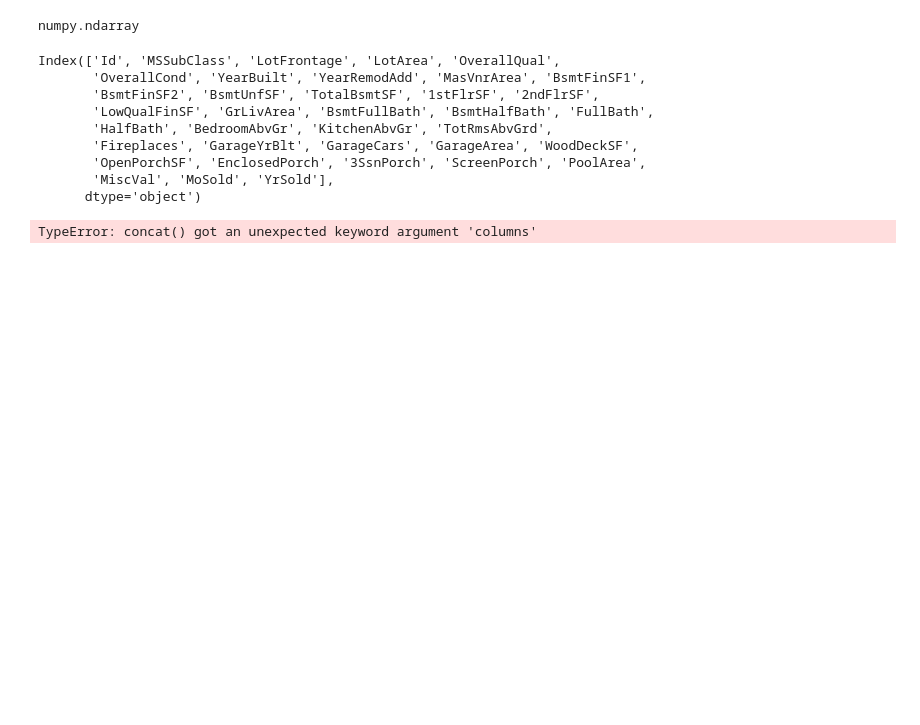
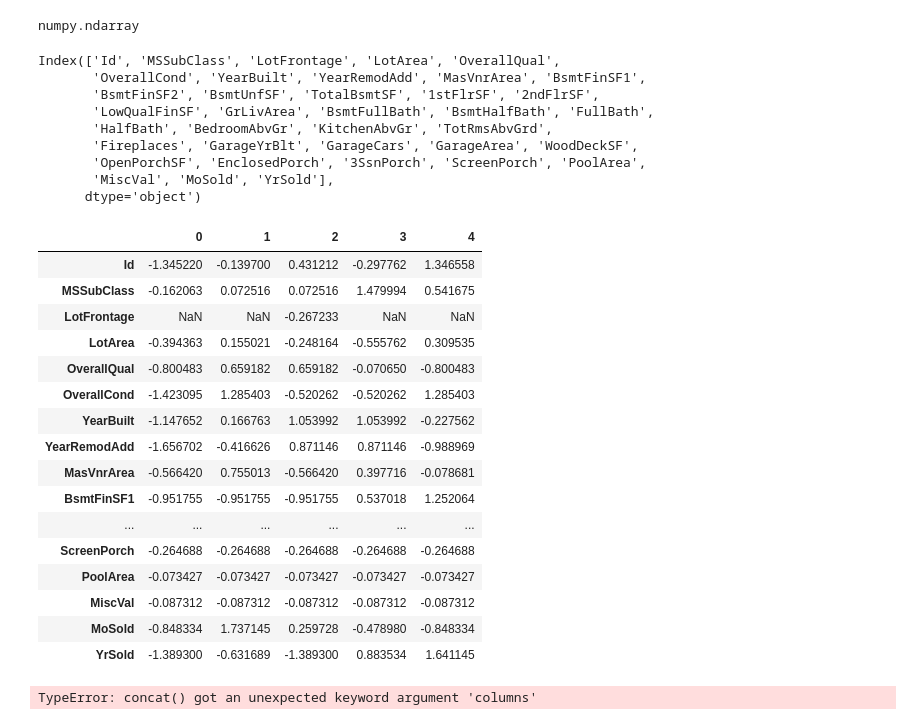
Before and after one commit to MangrobanGit/dsc-2-24-10-ridge-and-lasso-regression-lab-seattle-ds-career-040119, a Jupyter notebook: index.ipynb, the cells around one changed output. Cells and saved outputs as stored; diff of their text form; code cells hidden in the pictures; blank space fills up the shorter version.

```diff
--- a/index.ipynb
+++ b/index.ipynb
@@ -236,3 +234,23 @@ ssss.h
+# %%
+ssss.head().T
+# %% [output]
+|  | 0 | 1 | 2 | 3 | 4 |
+| Id | -1.345220 | -0.139700 | 0.431212 | -0.297762 | 1.346558 |
+| MSSubClass | -0.162063 | 0.072516 | 0.072516 | 1.479994 | 0.541675 |
+| LotFrontage | NaN | NaN | -0.267233 | NaN | NaN |
+| LotArea | -0.394363 | 0.155021 | -0.248164 | -0.555762 | 0.309535 |
+| OverallQual | -0.800483 | 0.659182 | 0.659182 | -0.070650 | -0.800483 |
+| OverallCond | -1.423095 | 1.285403 | -0.520262 | -0.520262 | 1.285403 |
+| YearBuilt | -1.147652 | 0.166763 | 1.053992 | 1.053992 | -0.227562 |
+| YearRemodAdd | -1.656702 | -0.416626 | 0.871146 | 0.871146 | -0.988969 |
+| MasVnrArea | -0.566420 | 0.755013 | -0.566420 | 0.397716 | -0.078681 |
+| BsmtFinSF1 | -0.951755 | -0.951755 | -0.951755 | 0.537018 | 1.252064 |
+| ... | ... | ... | ... | ... | ... |
+| ScreenPorch | -0.264688 | -0.264688 | -0.264688 | -0.264688 | -0.264688 |
+| PoolArea | -0.073427 | -0.073427 | -0.073427 | -0.073427 | -0.073427 |
+| MiscVal | -0.087312 | -0.087312 | -0.087312 | -0.087312 | -0.087312 |
+| MoSold | -0.848334 | 1.737145 | 0.259728 | -0.478980 | -0.848334 |
+| YrSold | -1.389300 | -0.631689 | -1.389300 | 0.883534 | 1.641145 |
 # %%
 X_train = pd.concat(X_sc_train, X_cat_dum, join='inner',
 # %% [output]
```
Also changed, not shown: parts of 1 cell of this notebook.
